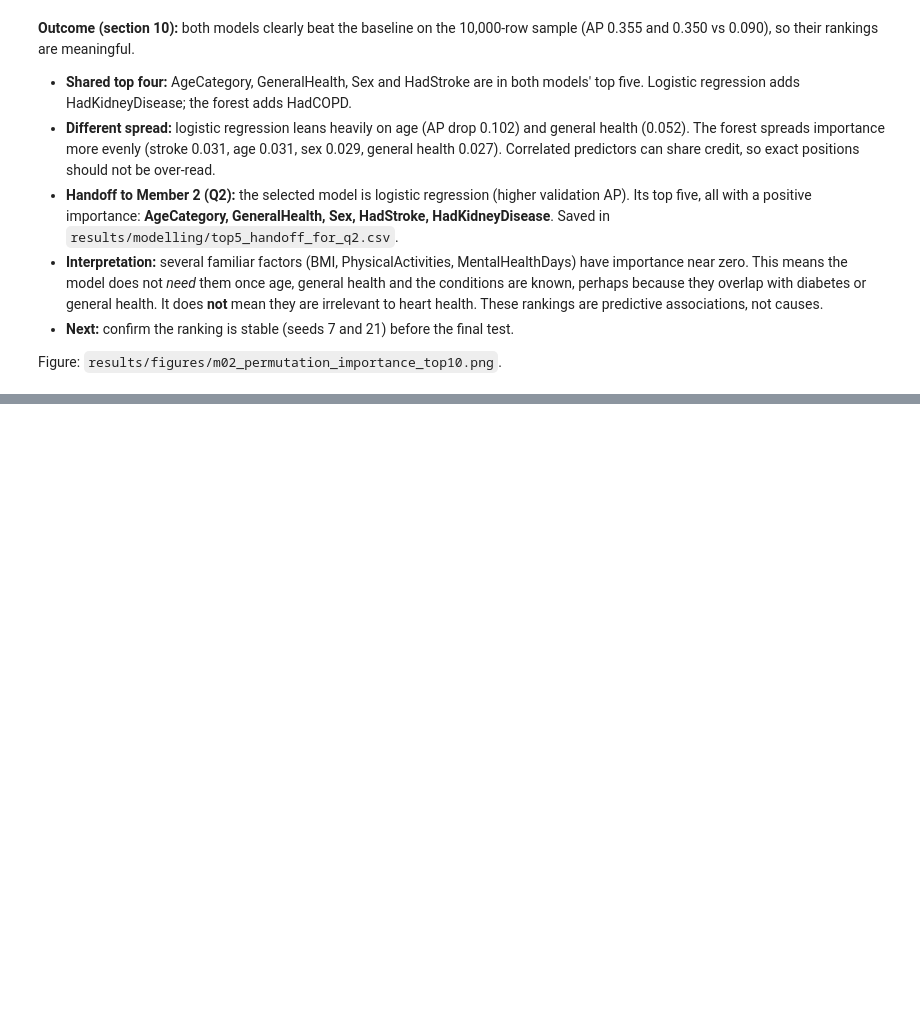
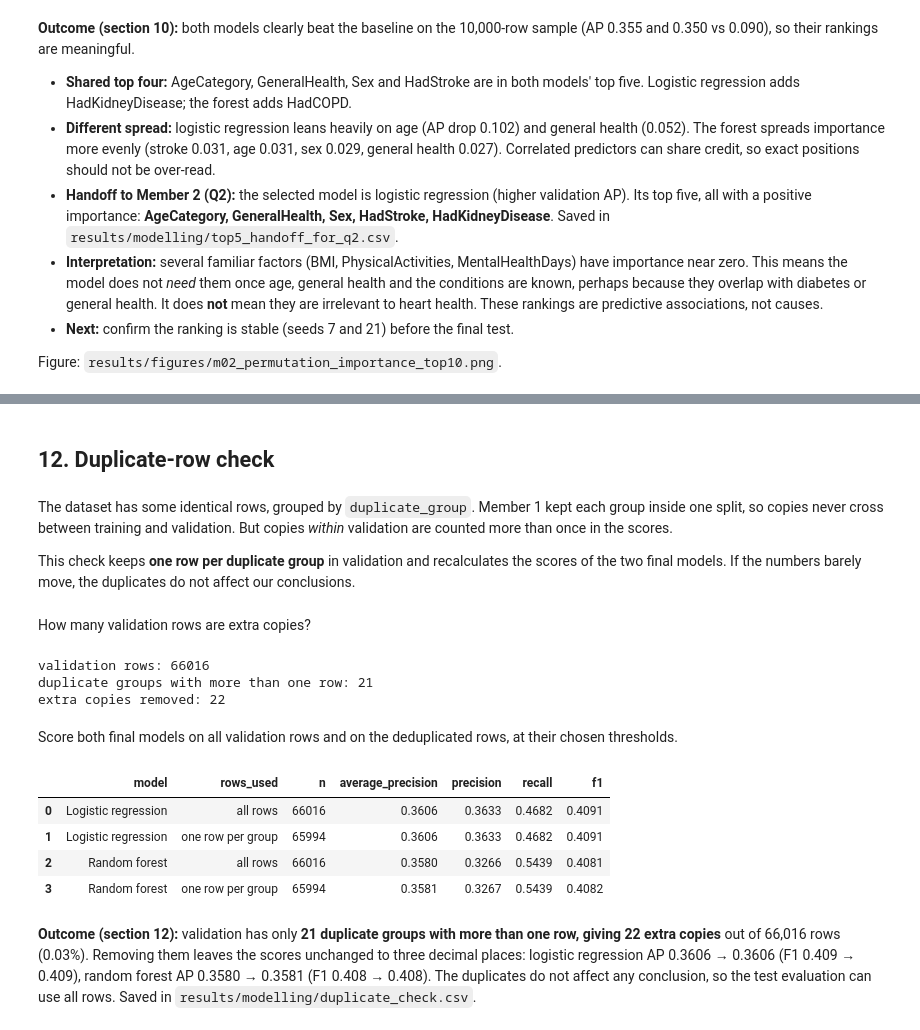
Before and after one commit to aakhalil21/DSAI5101-Project, a Jupyter notebook: notebooks/04_modelling.ipynb, the cells around one changed output, grey strips where cells are left out. Saved outputs shown, nothing was run; the diff lists cells and outputs as text; code cells hidden in the pictures; blank space fills up the shorter version.

```diff
--- a/notebooks/04_modelling.ipynb
+++ b/notebooks/04_modelling.ipynb
@@ -723,0 +809,39 @@ Figure: `results/figures/m02_permutation_importance_top10.png`.
+# %% [markdown]
+## 12. Duplicate-row check
+# %% [markdown]
+The dataset has some identical rows, grouped by `duplicate_group`. Member 1 kept each group inside one split, so copies never cross between training and validation. But copies *within* validation are counted more than once in the scores.
+
+This check keeps **one row per duplicate group** in validation and recalculates the scores of the two final models. If the numbers barely move, the duplicates do not affect our conclusions.
+# %% [markdown]
+How many validation rows are extra copies?
+# %%
+group_sizes = valid["duplicate_group"].value_counts()
+keep_mask = ~valid["duplicate_group"].duplicated().to_numpy()
+print("validation rows:", len(valid))
+print("duplicate groups with more than one row:", int((group_sizes > 1).sum()))
+print("extra copies removed:", int((~keep_mask).sum()))
+# %% [output]
+validation rows: 66016
+duplicate groups with more than one row: 21
+extra copies removed: 22
+# %% [markdown]
+Score both final models on all validation rows and on the deduplicated rows, at their chosen thresholds.
+# %%
+dup_rows = []
+for label, (_, proba) in final.items():
+    for subset, mask in [("all rows", np.ones(len(valid), bool)), ("one row per group", keep_mask)]:
+        m = metrics_at_threshold(y_valid[mask], proba[mask], thresholds[label])
+        dup_rows.append({"model": label, "rows_used": subset, "n": int(mask.sum()),
+                         "average_precision": m["average_precision"], "precision": m["precision"],
+                         "recall": m["recall"], "f1": m["f1"]})
+duplicate_check = pd.DataFrame(dup_rows)
+duplicate_check.to_csv(RESULTS_DIR / "duplicate_check.csv", index=False)
+duplicate_check.round(4)
+# %% [output]
+|  | model | rows_used | n | average_precision | precision | recall | f1 |
+| 0 | Logistic regression | all rows | 66016 | 0.3606 | 0.3633 | 0.4682 | 0.4091 |
+| 1 | Logistic regression | one row per group | 65994 | 0.3606 | 0.3633 | 0.4682 | 0.4091 |
+| 2 | Random forest | all rows | 66016 | 0.3580 | 0.3266 | 0.5439 | 0.4081 |
+| 3 | Random forest | one row per group | 65994 | 0.3581 | 0.3267 | 0.5439 | 0.4082 |
+# %% [markdown]
+**Outcome (section 12):** validation has only **21 duplicate groups with more than one row, giving 22 extra copies** out of 66,016 rows (0.03%). Removing them leaves the scores unchanged to three decimal places: logistic regression AP 0.3606 → 0.3606 (F1 0.409 → 0.409), random forest AP 0.3580 → 0.3581 (F1 0.408 → 0.408). The duplicates do not affect any conclusion, so the test evaluation can use all rows. Saved in `results/modelling/duplicate_check.csv`.
```
Also changed, not shown: parts of 25 cells of this notebook, 5 other files.
